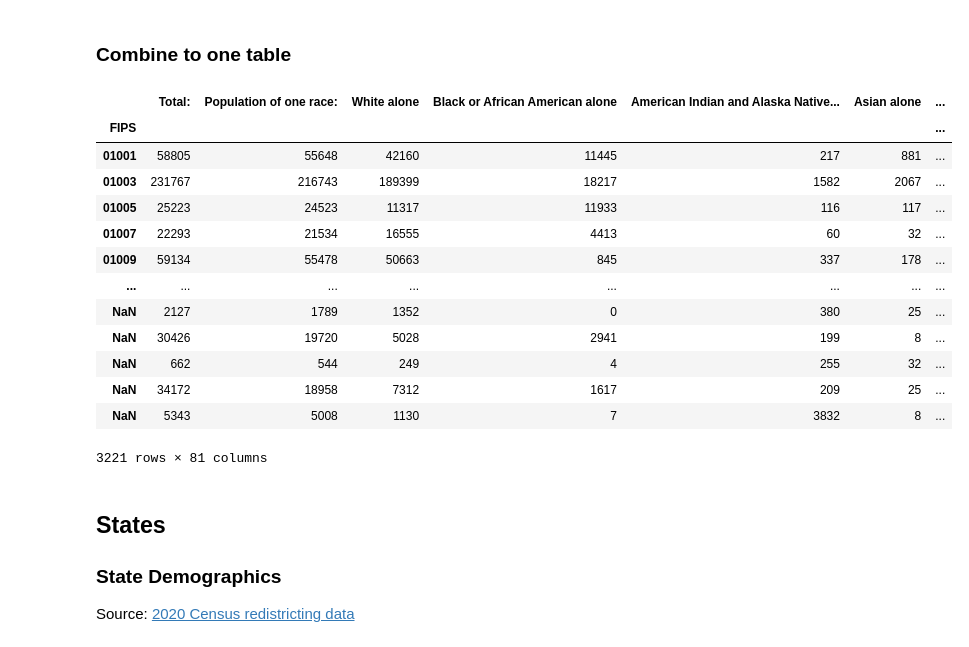
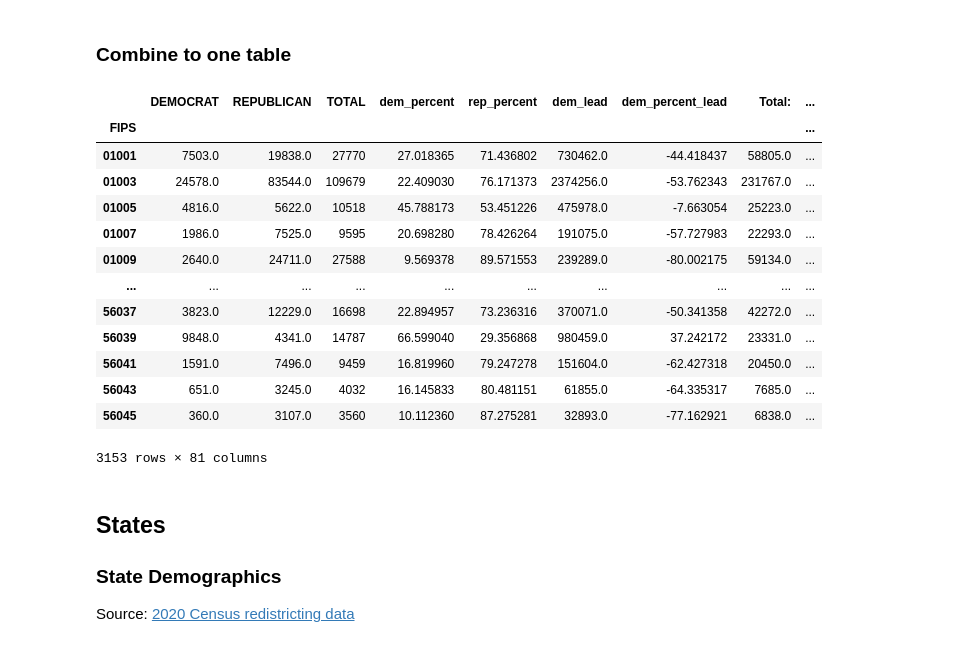
Before and after one commit to saylorsd/minority-rule, a Jupyter notebook: join.ipynb, the cells around one changed output. Drawn from its saved outputs; the diff is of its cells as text; code cells hidden in the pictures.

```diff
--- a/join.ipynb
+++ b/join.ipynb
@@ -148,25 +148,25 @@ county_pres_df
 # %% [markdown]
 ### Combine to one table
 # %%
-county_full_df = county_demog_df.join(county_pres_df)
+county_full_df = county_pres_df.join(county_demog_df)
 county_full_df.index.name = 'FIPS'
 county_full_df.to_csv('county-combined.csv')
 county_full_df
 # %% [output]
-|  | Total: | Population of one race: | White alone | Black or African American alone | American Indian and Alaska Native... | Asian alone | ... |
-| FIPS |  |  |  |  |  |  | ... |
-| 01001 | 58805 | 55648 | 42160 | 11445 | 217 | 881 | ... |
-| 01003 | 231767 | 216743 | 189399 | 18217 | 1582 | 2067 | ... |
-| 01005 | 25223 | 24523 | 11317 | 11933 | 116 | 117 | ... |
-| 01007 | 22293 | 21534 | 16555 | 4413 | 60 | 32 | ... |
-| 01009 | 59134 | 55478 | 50663 | 845 | 337 | 178 | ... |
-| ... | ... | ... | ... | ... | ... | ... | ... |
-| NaN | 2127 | 1789 | 1352 | 0 | 380 | 25 | ... |
-| NaN | 30426 | 19720 | 5028 | 2941 | 199 | 8 | ... |
-| NaN | 662 | 544 | 249 | 4 | 255 | 32 | ... |
-| NaN | 34172 | 18958 | 7312 | 1617 | 209 | 25 | ... |
-| NaN | 5343 | 5008 | 1130 | 7 | 3832 | 8 | ... |
+|  | DEMOCRAT | REPUBLICAN | TOTAL | dem_percent | rep_percent | dem_lead | dem_percent_lead | Total: | ... |
+| FIPS |  |  |  |  |  |  |  |  | ... |
+| 01001 | 7503.0 | 19838.0 | 27770 | 27.018365 | 71.436802 | 730462.0 | -44.418437 | 58805.0 | ... |
+| 01003 | 24578.0 | 83544.0 | 109679 | 22.409030 | 76.171373 | 2374256.0 | -53.762343 | 231767.0 | ... |
+| 01005 | 4816.0 | 5622.0 | 10518 | 45.788173 | 53.451226 | 475978.0 | -7.663054 | 25223.0 | ... |
+| 01007 | 1986.0 | 7525.0 | 9595 | 20.698280 | 78.426264 | 191075.0 | -57.727983 | 22293.0 | ... |
+| 01009 | 2640.0 | 24711.0 | 27588 | 9.569378 | 89.571553 | 239289.0 | -80.002175 | 59134.0 | ... |
+| ... | ... | ... | ... | ... | ... | ... | ... | ... | ... |
+| 56037 | 3823.0 | 12229.0 | 16698 | 22.894957 | 73.236316 | 370071.0 | -50.341358 | 42272.0 | ... |
+| 56039 | 9848.0 | 4341.0 | 14787 | 66.599040 | 29.356868 | 980459.0 | 37.242172 | 23331.0 | ... |
+| 56041 | 1591.0 | 7496.0 | 9459 | 16.819960 | 79.247278 | 151604.0 | -62.427318 | 20450.0 | ... |
+| 56043 | 651.0 | 3245.0 | 4032 | 16.145833 | 80.481151 | 61855.0 | -64.335317 | 7685.0 | ... |
+| 56045 | 360.0 | 3107.0 | 3560 | 10.112360 | 87.275281 | 32893.0 | -77.162921 | 6838.0 | ... |
-3221 rows × 81 columns
+3153 rows × 81 columns
 # %% [markdown]
 ## States
 ### State Demographics
```
Also changed, not shown: parts of 1 cell of this notebook, 4 other files.
